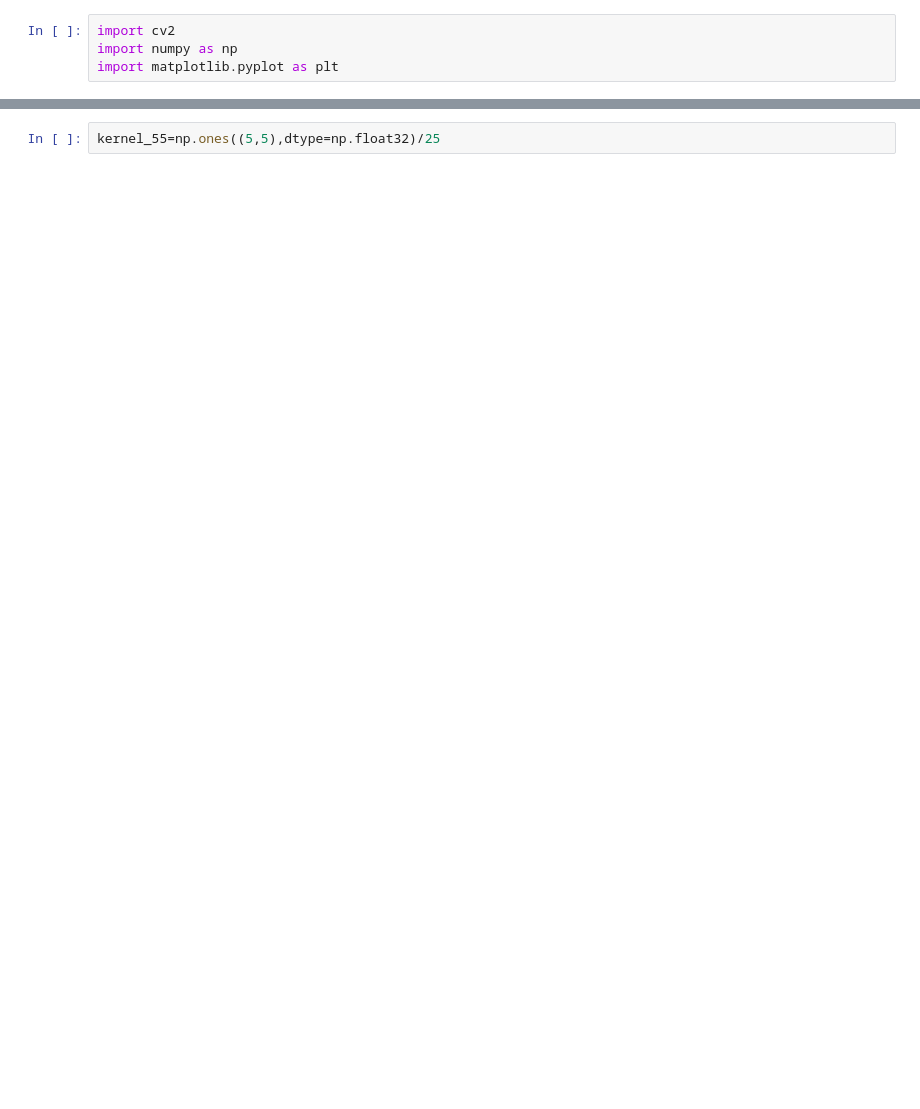
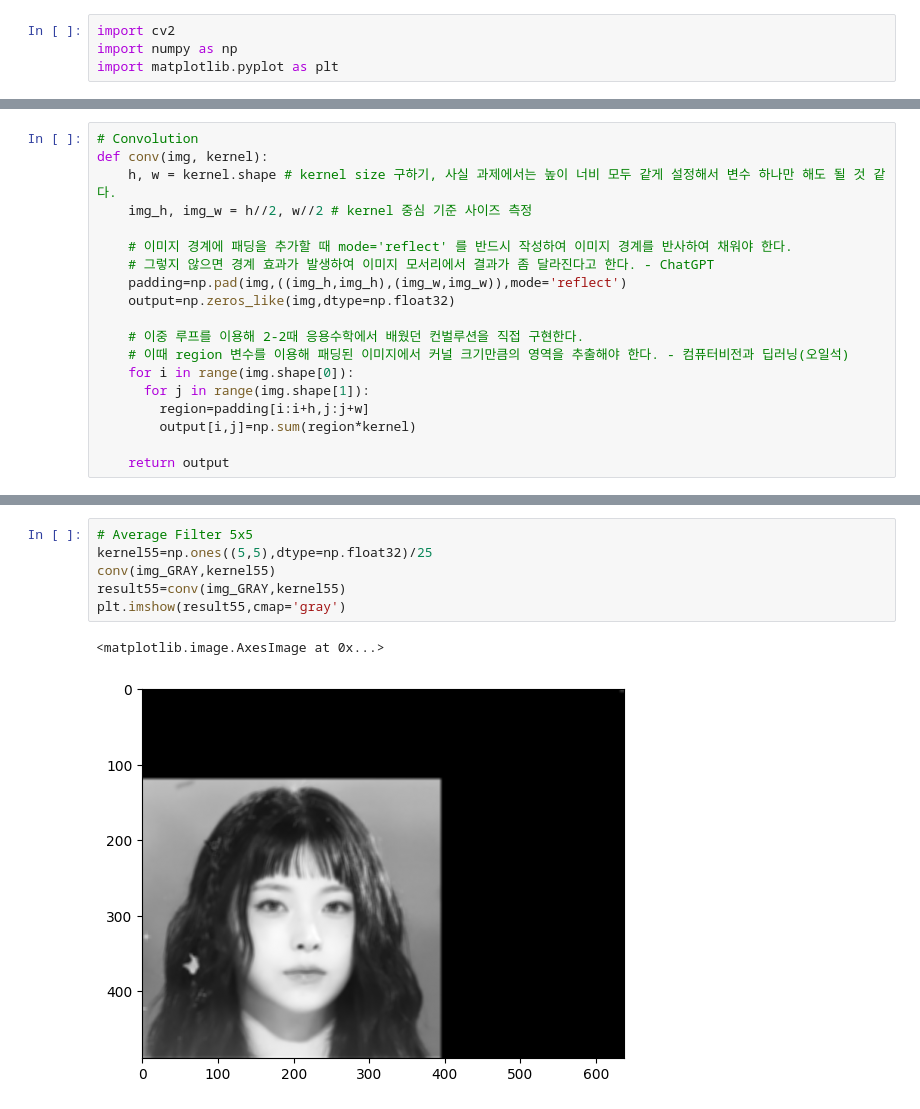
Before and after one commit to KimSeonHo-719/CV, a Jupyter notebook: 과제1.ipynb, the cells around one changed output, grey strips where cells are left out. Cells and saved outputs as stored; diff of their text form; blank space fills up the shorter version.

```diff
--- a/과제1.ipynb
+++ b/과제1.ipynb
@@ -41,0 +29,19 @@ kernel_33=np.ones((3,3),dtype=np.float32)/9
+# %%
+# Convolution
+def conv(img, kernel):
+    h, w = kernel.shape # kernel size 구하기, 사실 과제에서는 높이 너비 모두 같게 설정해서 변수 하나만 해도 될 것 같다.
+    img_h, img_w = h//2, w//2 # kernel 중심 기준 사이즈 측정
+
+    # 이미지 경계에 패딩을 추가할 때 mode='reflect' 를 반드시 작성하여 이미지 경계를 반사하여 채워야 한다.
+    # 그렇지 않으면 경계 효과가 발생하여 이미지 모서리에서 결과가 좀 달라진다고 한다. - ChatGPT
+    padding=np.pad(img,((img_h,img_h),(img_w,img_w)),mode='reflect')
+    output=np.zeros_like(img,dtype=np.float32)
+
+    # 이중 루프를 이용해 2-2때 응용수학에서 배웠던 컨벌루션을 직접 구현한다.
+    # 이때 region 변수를 이용해 패딩된 이미지에서 커널 크기만큼의 영역을 추출해야 한다. - 컴퓨터비전과 딥러닝(오일석)
+    for i in range(img.shape[0]):
+      for j in range(img.shape[1]):
+        region=padding[i:i+h,j:j+w]
+        output[i,j]=np.sum(region*kernel)
+
+    return output
@@ -42,2 +58,9 @@ kernel_33=np.ones((3,3),dtype=np.float32)/9
 # %%
-kernel_55=np.ones((5,5),dtype=np.float32)/25
+# Average Filter 5x5
+kernel55=np.ones((5,5),dtype=np.float32)/25
+conv(img_GRAY,kernel55)
+result55=conv(img_GRAY,kernel55)
+plt.imshow(result55,cmap='gray')
+# %% [output]
+<matplotlib.image.AxesImage at 0x...>
+[figure, added]
```
Also changed, not shown: parts of 7 cells of this notebook.
